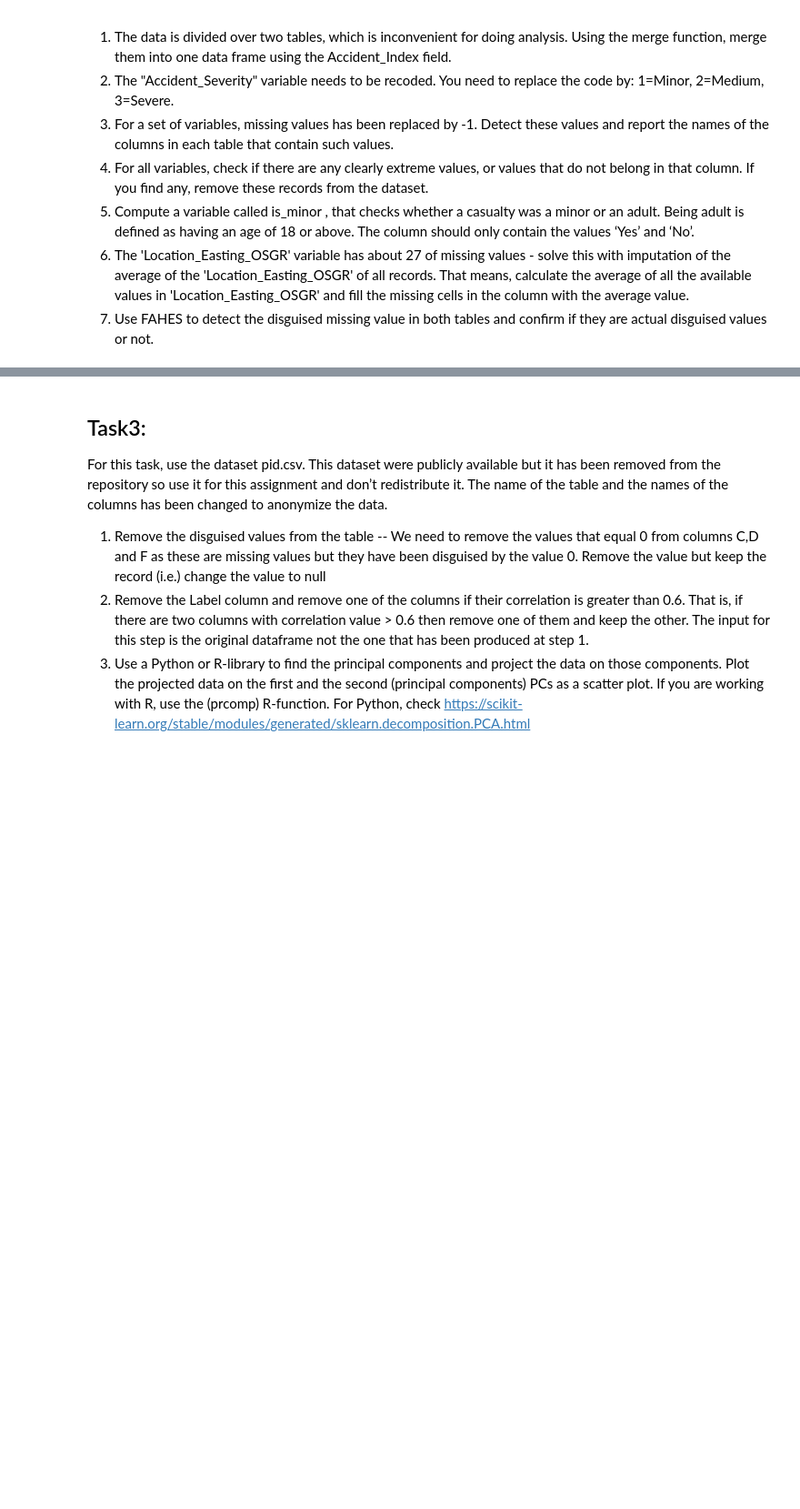
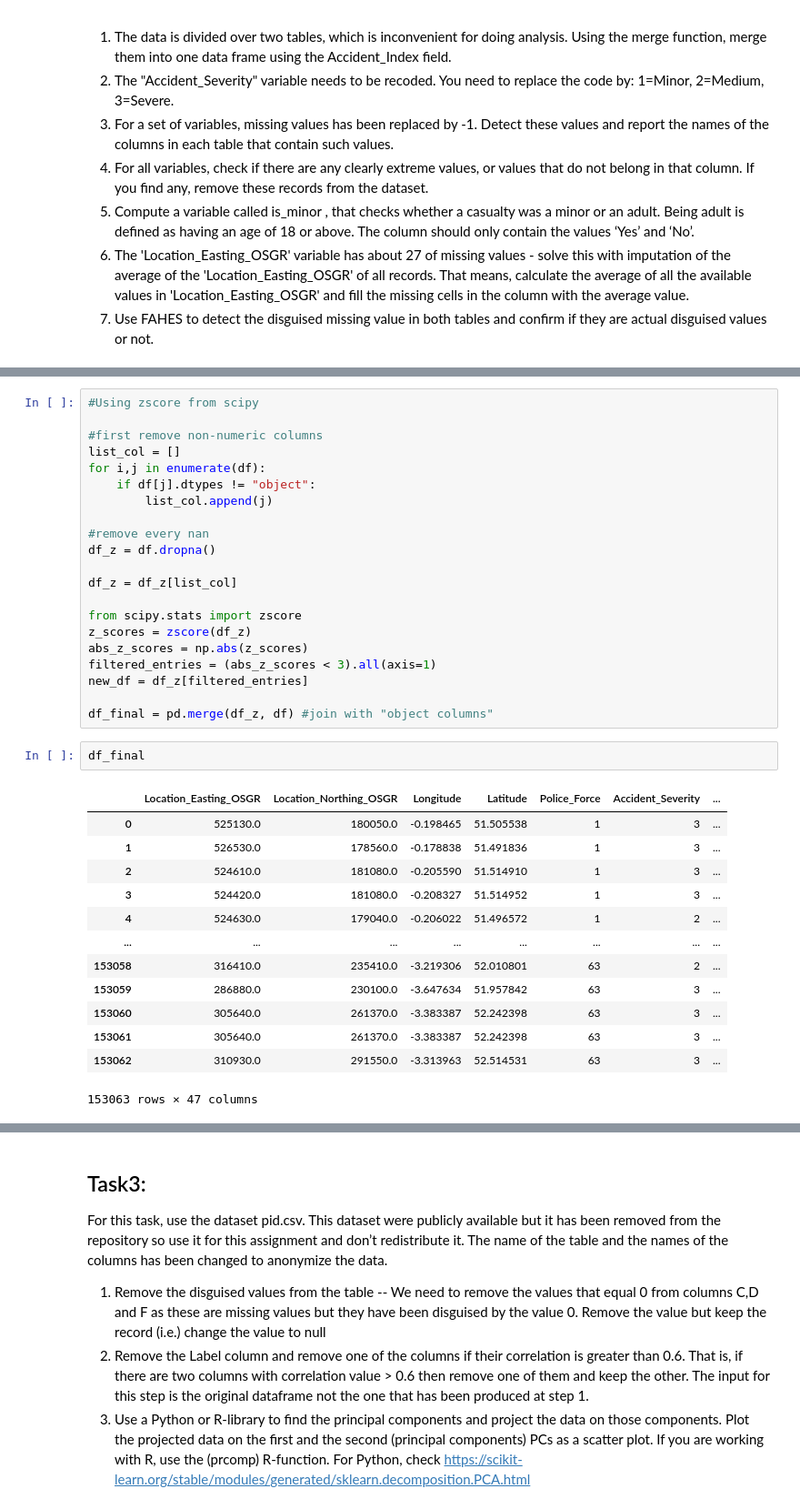
Before and after one commit to hansfranke1985/ADS, a Jupyter notebook: DataWrangling/week_6_DataPreProcessing/Assignment/Week6_Assignments.ipynb, the cells around one changed output, grey strips where cells are left out. Shown at 91% size. Drawn from its saved outputs; the diff is of its cells as text; blank space fills up the shorter version.

```diff
--- a/DataWrangling/week_6_DataPreProcessing/Assignment/Week6_Assignments.ipynb
+++ b/DataWrangling/week_6_DataPreProcessing/Assignment/Week6_Assignments.ipynb
@@ -48,0 +248,37 @@ disguised values or not.
+# %%
+#Using zscore from scipy
+
+#first remove non-numeric columns
+list_col = []
+for i,j in enumerate(df):
+    if df[j].dtypes != "object":
+        list_col.append(j)
+
+#remove every nan
+df_z = df.dropna()
+
+df_z = df_z[list_col]
+
+from scipy.stats import zscore
+z_scores = zscore(df_z)
+abs_z_scores = np.abs(z_scores)
+filtered_entries = (abs_z_scores < 3).all(axis=1)
+new_df = df_z[filtered_entries]
+
+df_final = pd.merge(df_z, df) #join with "object columns"
+# %%
+df_final
+# %% [output]
+|  | Location_Easting_OSGR | Location_Northing_OSGR | Longitude | Latitude | Police_Force | Accident_Severity | ... |
+| 0 | 525130.0 | 180050.0 | -0.198465 | 51.505538 | 1 | 3 | ... |
+| 1 | 526530.0 | 178560.0 | -0.178838 | 51.491836 | 1 | 3 | ... |
+| 2 | 524610.0 | 181080.0 | -0.205590 | 51.514910 | 1 | 3 | ... |
+| 3 | 524420.0 | 181080.0 | -0.208327 | 51.514952 | 1 | 3 | ... |
+| 4 | 524630.0 | 179040.0 | -0.206022 | 51.496572 | 1 | 2 | ... |
+| ... | ... | ... | ... | ... | ... | ... | ... |
+| 153058 | 316410.0 | 235410.0 | -3.219306 | 52.010801 | 63 | 2 | ... |
+| 153059 | 286880.0 | 230100.0 | -3.647634 | 51.957842 | 63 | 3 | ... |
+| 153060 | 305640.0 | 261370.0 | -3.383387 | 52.242398 | 63 | 3 | ... |
+| 153061 | 305640.0 | 261370.0 | -3.383387 | 52.242398 | 63 | 3 | ... |
+| 153062 | 310930.0 | 291550.0 | -3.313963 | 52.514531 | 63 | 3 | ... |
+153063 rows × 47 columns
```
Also changed, not shown: parts of 22 cells of this notebook.
